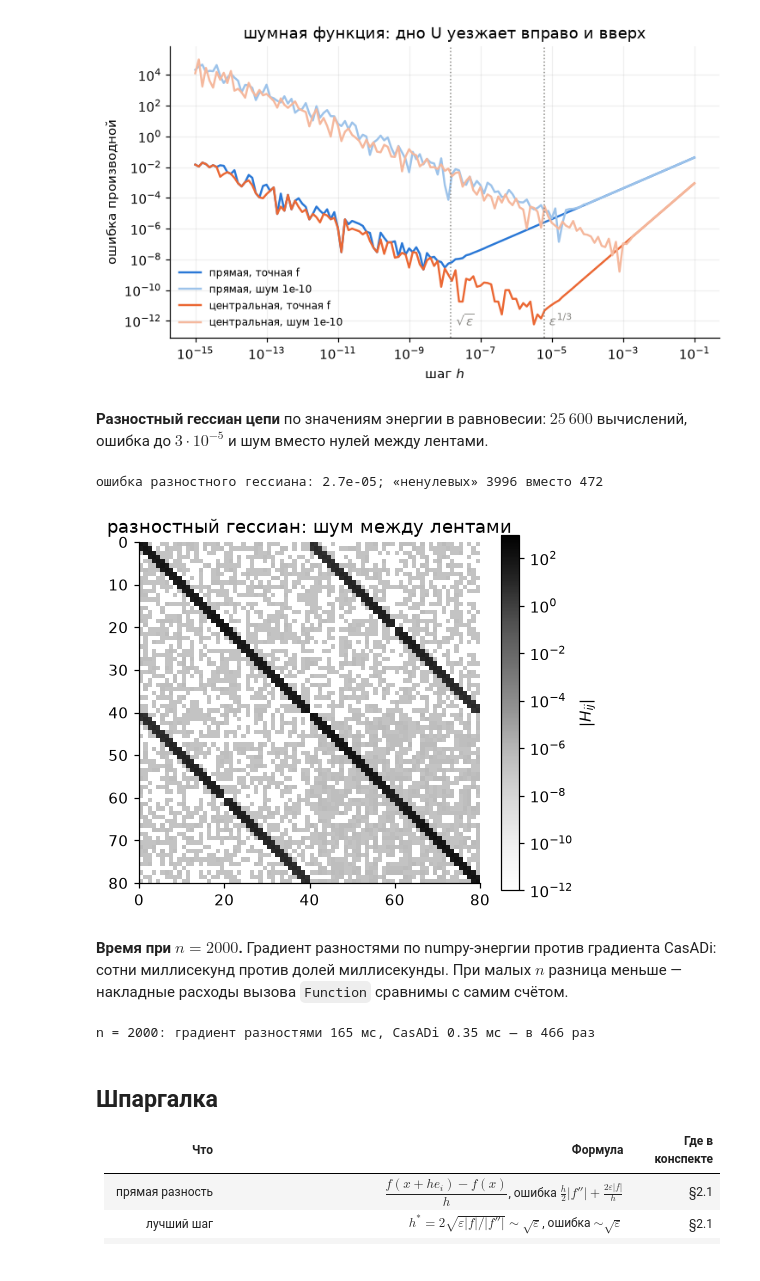
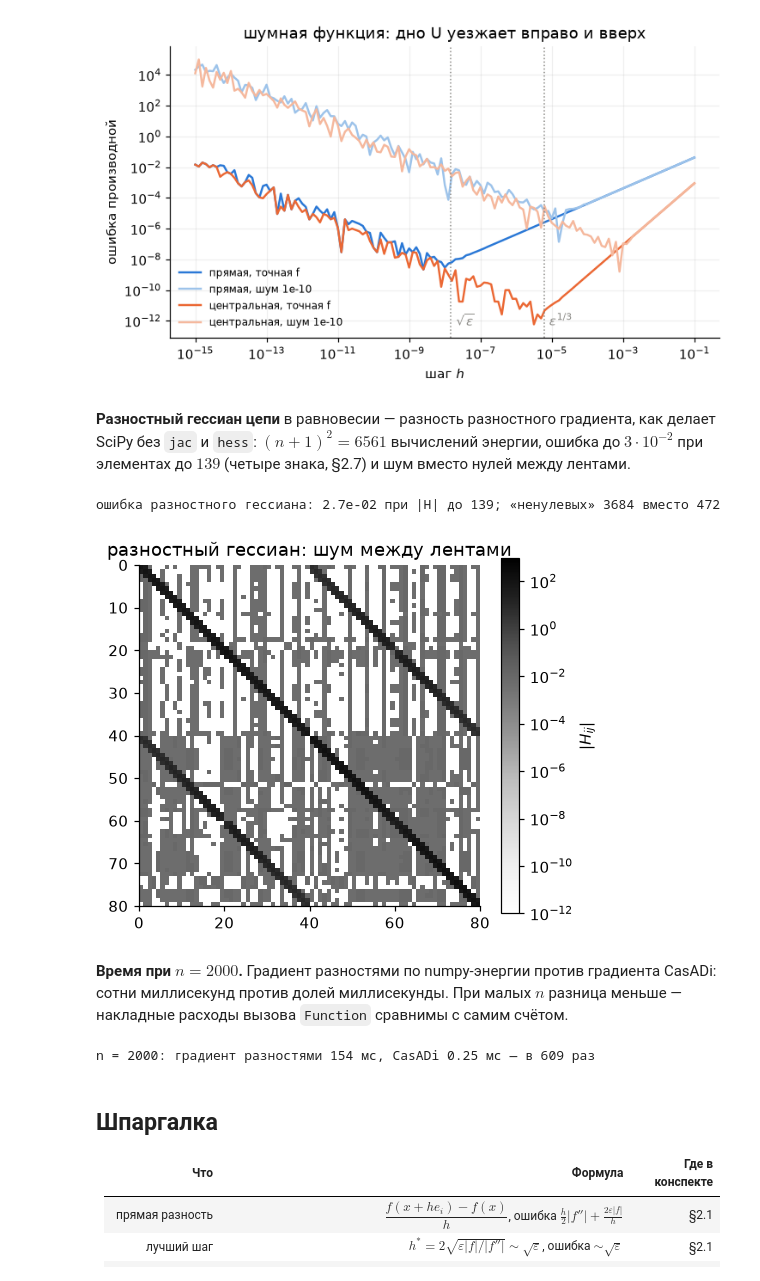
Before and after one commit to IlyaChichkanov/Numerical-Optimization, a Jupyter notebook: lectures/lecture07/demo07.ipynb, the cells around one changed output. Saved outputs shown, nothing was run; the diff lists cells and outputs as text; code cells hidden in the pictures.

```diff
--- a/lectures/lecture07/demo07.ipynb
+++ b/lectures/lecture07/demo07.ipynb
@@ -341,22 +341,21 @@ ax.set(title="шумная функция: дно U уезжает вправо
 шумная f, центральная : лучший h = 7.9e-04, ошибка 1.6e-09
 [figure]
 # %% [markdown]
-**Разностный гессиан цепи** по значениям энергии в равновесии: $25\,600$ вычислений, ошибка до $3\cdot10^{-5}$ и шум вместо нулей между лентами.
+**Разностный гессиан цепи** в равновесии — разность разностного градиента, как делает SciPy без `jac` и `hess`: $(n+1)^2=6561$ вычислений энергии, ошибка до $3\cdot10^{-2}$ при элементах до $139$ (четыре знака, §2.7) и шум вместо нулей между лентами.
 # %%
-n, hh = 80, 1e-4
+n, h1, h2 = 80, np.sqrt(EPS), 1e-4
 energy = make_elastic_chain(40)[0]
-H = np.array(Hfun(v_star)); I = np.eye(n); Hff = np.zeros((n, n))
-for i in range(n):
-    for j in range(n):
-        ei, ej = I[i], I[j]
-        Hff[i, j] = (energy(v_star + hh * (ei + ej)) - energy(v_star + hh * (ei - ej)) - energy(v_star - hh * (ei - ej)) + energy(v_star - hh * (ei + ej))) / (4 * hh * hh)
-print(f"ошибка разностного гессиана: {np.abs(Hff - H).max():.1e}; «ненулевых» {int(np.sum(np.abs(Hff) > 1e-12))} вместо 472")
+H = np.array(Hfun(v_star))
+g_fd = lambda v: np.array([fd_forward(energy, v, i, h1) for i in range(n)])     # разностный градиент
+g0 = g_fd(v_star)
+Hff = np.array([(g_fd(v_star + h2 * e) - g0) / h2 for e in np.eye(n)]).T          # разность разностей
+print(f"ошибка разностного гессиана: {np.abs(Hff - H).max():.1e} при |H| до {np.abs(H).max():.0f}; «ненулевых» {int(np.sum(np.abs(Hff) > 1e-12))} вместо 472")
 fig, ax = plt.subplots(figsize=(5, 4.2))
 pc = ax.pcolormesh(np.maximum(np.abs(Hff), 1e-12), cmap="Greys", norm=LogNorm(vmin=1e-12, vmax=1e3)); ax.invert_yaxis(); ax.grid(False)
 ax.set(aspect="equal", title="разностный гессиан: шум между лентами"); fig.colorbar(pc, ax=ax, label="$|H_{ij}|$"); plt.show()
 # %% [output]
-ошибка разностного гессиана: 2.7e-05; «ненулевых» 3996 вместо 472
+ошибка разностного гессиана: 2.7e-02 при |H| до 139; «ненулевых» 3684 вместо 472
-[figure, old version]
+[figure, new version]
 # %% [markdown]
 **Время при $n=2000$.** Градиент разностями по numpy-энергии против градиента CasADi: сотни миллисекунд против долей миллисекунды. При малых $n$ разница меньше — накладные расходы вызова `Function` сравнимы с самим счётом.
 # %%
@@ -366,7 +365,7 @@ t0 = time.perf_counter(); [fd_forward(energy1000, v1000, i, 1e-8) for i in range
 t0 = time.perf_counter(); [G(v1000) for _ in range(50)]; t_ad = (time.perf_counter() - t0) / 50
 print(f"n = 2000: градиент разностями {t_fd * 1e3:.0f} мс, CasADi {t_ad * 1e3:.2f} мс — в {t_fd / t_ad:.0f} раз")
 # %% [output]
-n = 2000: градиент разностями 165 мс, CasADi 0.35 мс — в 466 раз
+n = 2000: градиент разностями 154 мс, CasADi 0.25 мс — в 609 раз
 # %% [markdown]
 ## Шпаргалка
 
```
Also changed, not shown: parts of 3 cells of this notebook, 7 other files.
